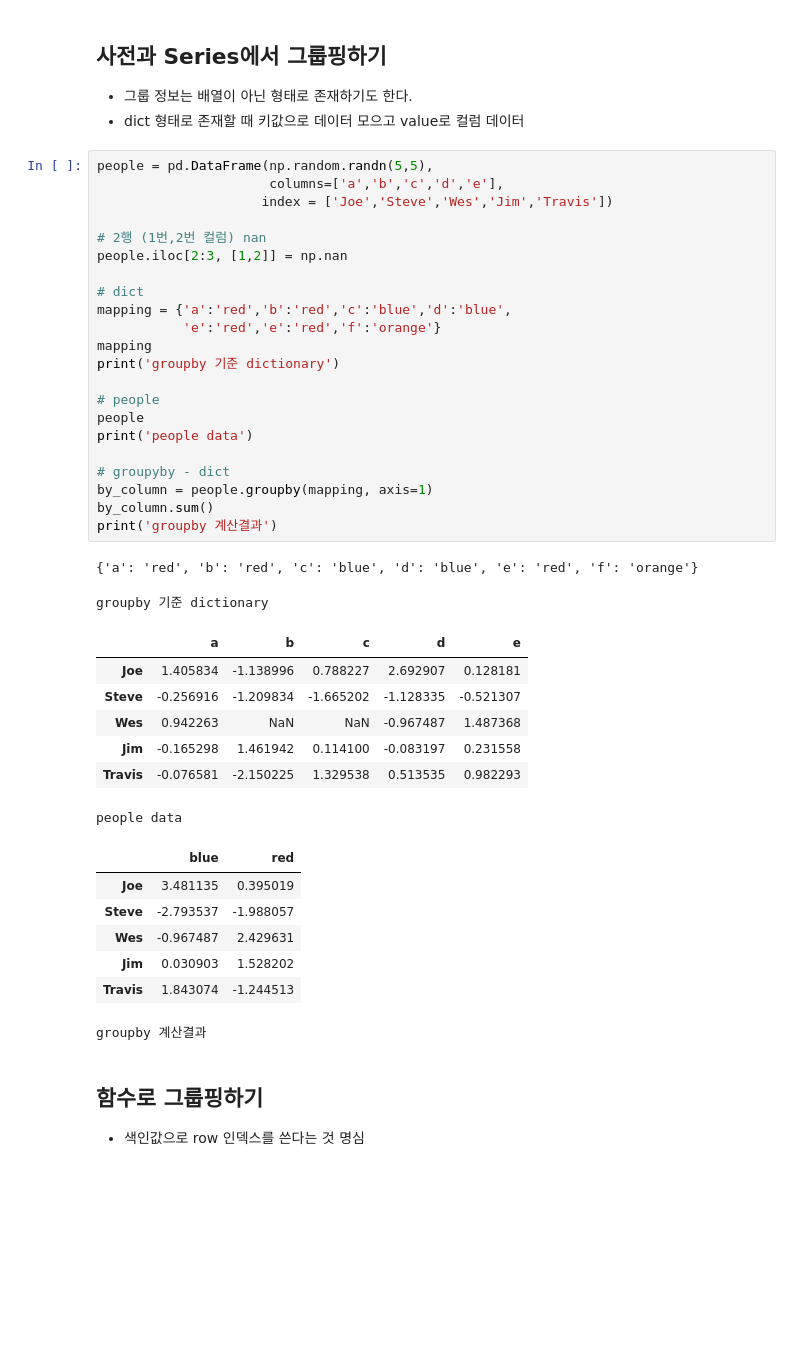
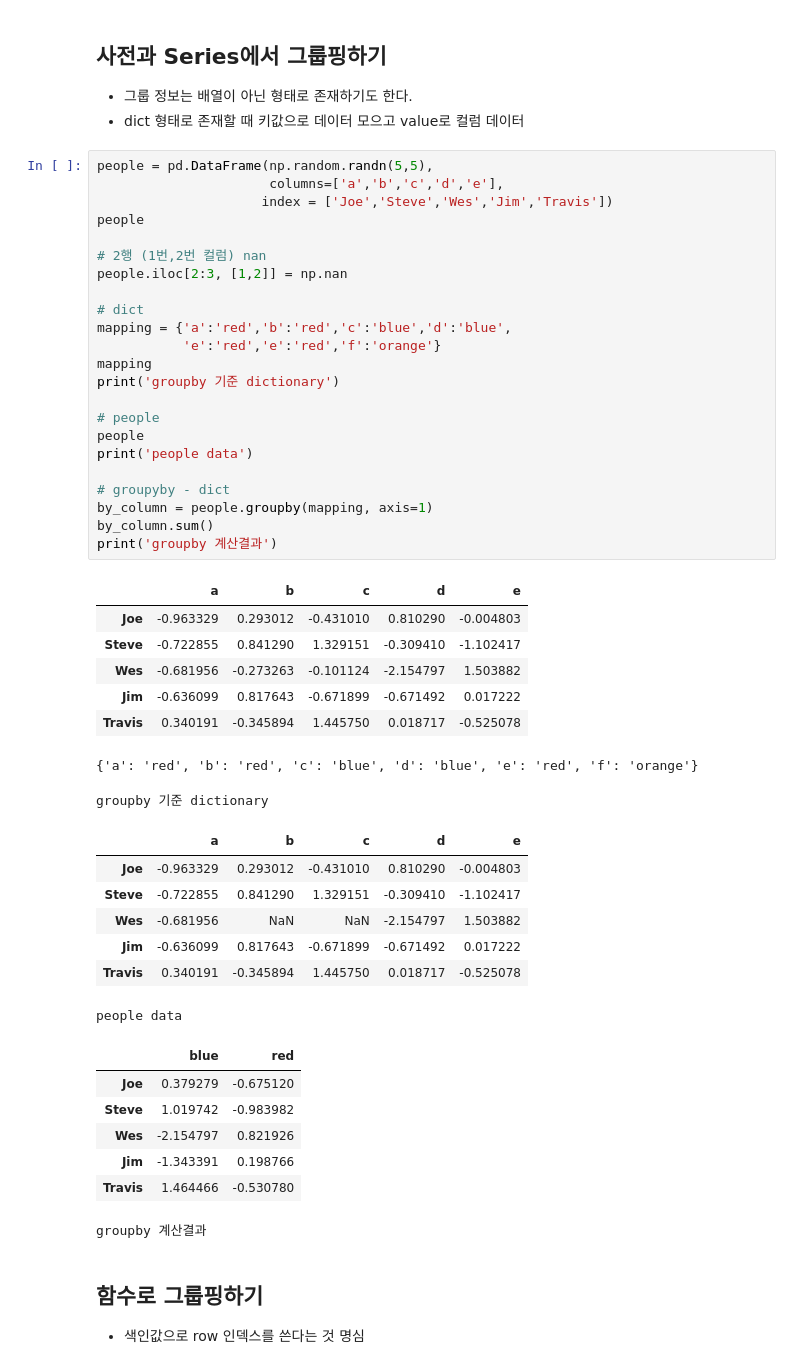
Before and after one commit to SeonminKim1/DS-Notes, a Jupyter notebook: Data_Aggergating & Groupby/Data_Aggregating & Groupby.ipynb, the cells around one changed output. Saved outputs shown, nothing was run; the diff lists cells and outputs as text; blank space fills up the shorter version.

```diff
--- a/Data_Aggergating & Groupby/Data_Aggregating & Groupby.ipynb
+++ b/Data_Aggergating & Groupby/Data_Aggregating & Groupby.ipynb
@@ -152,41 +152,48 @@ df_
 # %%
 people = pd.DataFrame(np.random.randn(5,5),
                       columns=['a','b','c','d','e'],
                      index = ['Joe','Steve','Wes','Jim','Travis'])
+people
 
 # 2행 (1번,2번 컬럼) nan
 people.iloc[2:3, [1,2]] = np.nan
 
 # dict
 mapping = {'a':'red','b':'red','c':'blue','d':'blue',
            'e':'red','e':'red','f':'orange'}
 mapping
 print('groupby 기준 dictionary')
 
 # people
 people
 print('people data')
 
 # groupyby - dict
 by_column = people.groupby(mapping, axis=1)
 by_column.sum()
 print('groupby 계산결과')
 # %% [output]
+|  | a | b | c | d | e |
+| Joe | -0.963329 | 0.293012 | -0.431010 | 0.810290 | -0.004803 |
+| Steve | -0.722855 | 0.841290 | 1.329151 | -0.309410 | -1.102417 |
+| Wes | -0.681956 | -0.273263 | -0.101124 | -2.154797 | 1.503882 |
+| Jim | -0.636099 | 0.817643 | -0.671899 | -0.671492 | 0.017222 |
+| Travis | 0.340191 | -0.345894 | 1.445750 | 0.018717 | -0.525078 |
 {'a': 'red', 'b': 'red', 'c': 'blue', 'd': 'blue', 'e': 'red', 'f': 'orange'}
 groupby 기준 dictionary
-|  | a | b | c | d | e |
-| Joe | 1.405834 | -1.138996 | 0.788227 | 2.692907 | 0.128181 |
-| Steve | -0.256916 | -1.209834 | -1.665202 | -1.128335 | -0.521307 |
-| Wes | 0.942263 | NaN | NaN | -0.967487 | 1.487368 |
-| Jim | -0.165298 | 1.461942 | 0.114100 | -0.083197 | 0.231558 |
-| Travis | -0.076581 | -2.150225 | 1.329538 | 0.513535 | 0.982293 |
+|  | a | b | c | d | e |
+| Joe | -0.963329 | 0.293012 | -0.431010 | 0.810290 | -0.004803 |
+| Steve | -0.722855 | 0.841290 | 1.329151 | -0.309410 | -1.102417 |
+| Wes | -0.681956 | NaN | NaN | -2.154797 | 1.503882 |
+| Jim | -0.636099 | 0.817643 | -0.671899 | -0.671492 | 0.017222 |
+| Travis | 0.340191 | -0.345894 | 1.445750 | 0.018717 | -0.525078 |
 people data
-|  | blue | red |
-| Joe | 3.481135 | 0.395019 |
-| Steve | -2.793537 | -1.988057 |
-| Wes | -0.967487 | 2.429631 |
-| Jim | 0.030903 | 1.528202 |
-| Travis | 1.843074 | -1.244513 |
+|  | blue | red |
+| Joe | 0.379279 | -0.675120 |
+| Steve | 1.019742 | -0.983982 |
+| Wes | -2.154797 | 0.821926 |
+| Jim | -1.343391 | 0.198766 |
+| Travis | 1.464466 | -0.530780 |
 groupby 계산결과
 # %% [markdown]
 ## 함수로 그룹핑하기
```
Also changed, not shown: parts of 1 cell of this notebook.
